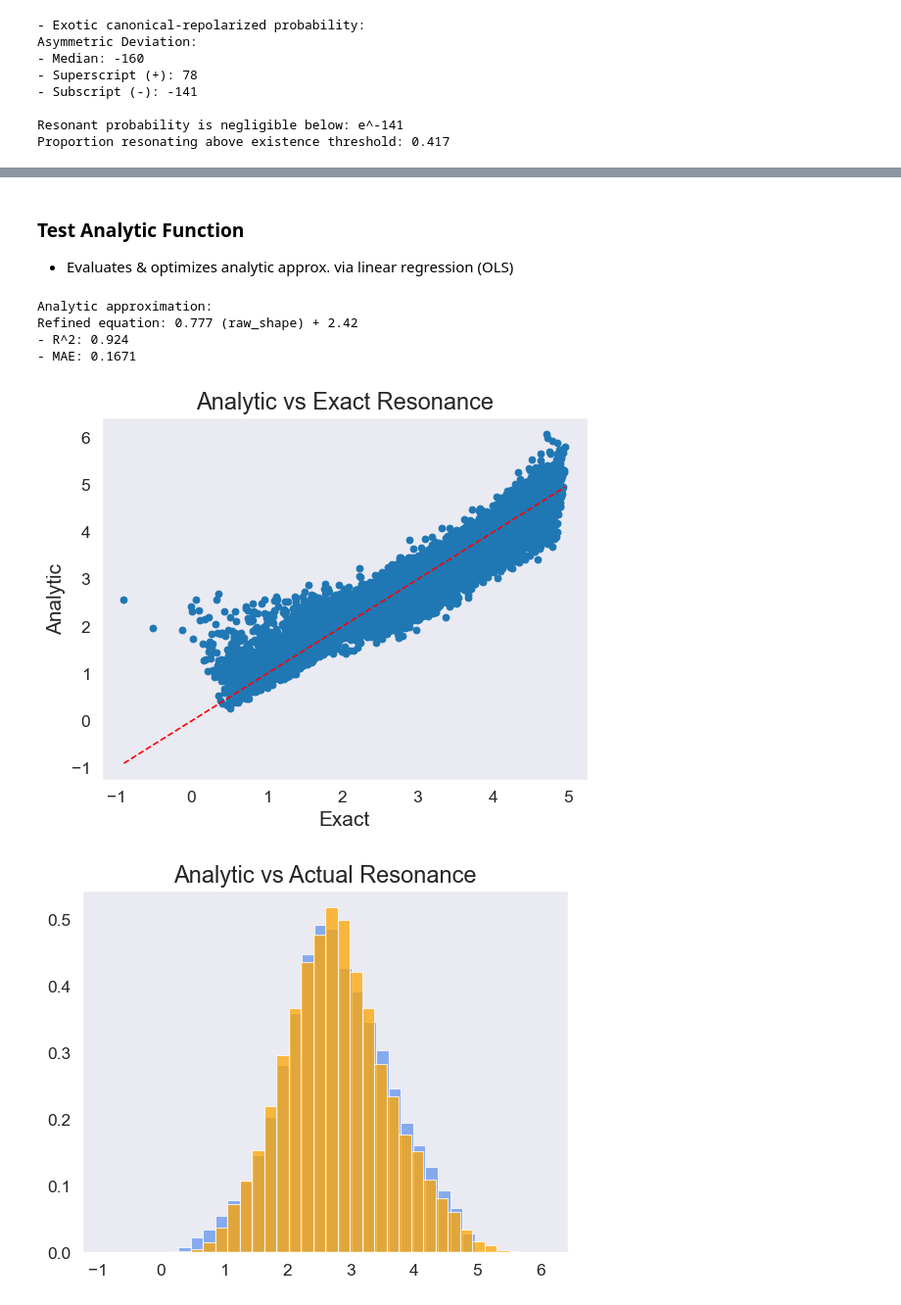
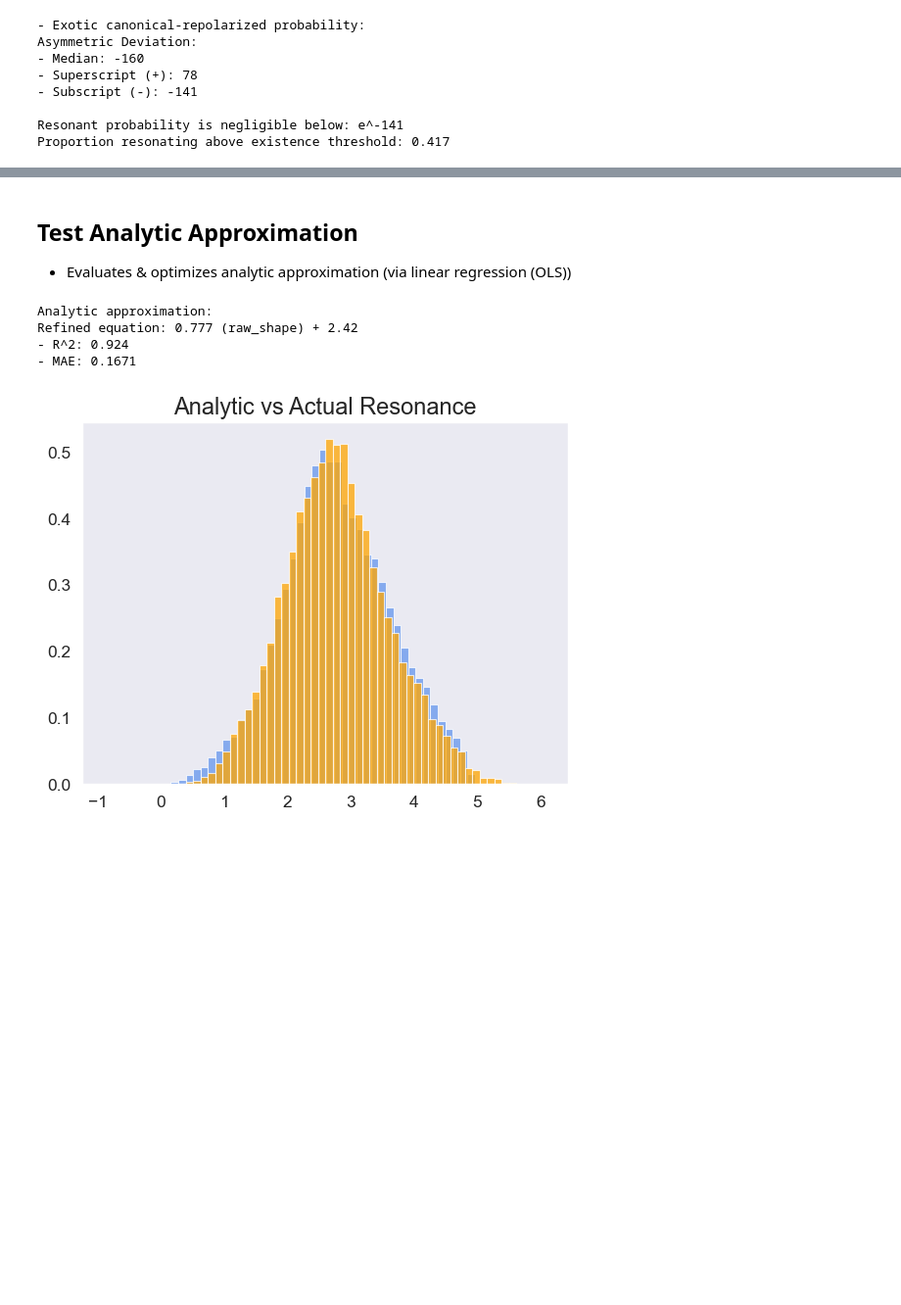
Before and after one commit to jgsoltes/Spacetime-KDE, a Jupyter notebook: Universe_KDE.ipynb, the cells around one changed output, grey strips where cells are left out. Shown at 98% size. Saved outputs shown, nothing was run; the diff lists cells and outputs as text; code cells hidden in the pictures; blank space fills up the shorter version.

```diff
--- a/Universe_KDE.ipynb
+++ b/Universe_KDE.ipynb
@@ -2077,25 +2118,24 @@ FileNotFoundError: fluctuation_probs.csv not found.
 #     plt.grid(True, alpha=0.3)
 #     plt.show()
 # %% [markdown]
-### Test Analytic Function
-- Evaluates & optimizes analytic approx. via linear regression (OLS)
+## Test Analytic Approximation
+- Evaluates & optimizes analytic approximation (via linear regression (OLS))
 # %%
 from sklearn.metrics import r2_score, mean_absolute_error
 
 # functions for simplicity
 def lor(x): return 1.0 / (1.0 + np.square(x))
 def sq(x):  return np.square(x)
-def test_analytic_approximation():
+def test_analytic_approximation(i):
     '''Tests the derived analytic approximation.
     Applies linear regression to optimize the equation coefficient and constant.'''
 
-    # resonance approximation
+    # # resonance approximation
     geometric_terms = a_dot**2 + (a * (1+a_dd**2))
-    temporal_terms = - 1/(1+(-1 - t)**2) - t
-    phase_terms = 1/3*b*(g-k) + 1/3*(k**2 + b**2 + g**2) # ORIGINAL
+    temporal_terms = - 1/(1+(1 + t)**2) - t
+    phase_terms = 1/3*b*(g-k) + 1/3*(k**2 + b**2 + g**2)
     raw_shape = (geometric_terms + temporal_terms + phase_terms).reshape(-1,1)
     # raw_shape = np.pi/4*(geometric_terms + temporal_terms + phase_terms + np.pi - 1/(2*np.pi*np.sqrt(n_dim))).reshape(-1,1) ### final result
-
 
     # linear refinement
     refiner = LinearRegression().fit(raw_shape, ups_kde)
@@ -2109,6 +2149,7 @@ def test_analytic_approximation():
     lin_coef = refiner.coef_[0][0]
     lin_int = refiner.intercept_[0]
     ups_analytical = (raw_shape * lin_coef + lin_int).flatten() # use regression equation
+    # ups_analytical = raw_shape.flatten()
 
     # # result metrics
     residual = ups_kde.flatten() - ups_analytical
@@ -2123,50 +2164,49 @@ def test_analytic_approximation():
 
 ### split data
 ups_kde = df_physics['intensity'].copy().values.reshape(-1,1)
 X_raw = encode_zeta(df_physics[zeta_order_si]) # min-maxed SI inputs
 X_scaled = X_raw / np.array(bounds).max(axis=1) # using all variables
 
 # map indices to variable names
 t = X_scaled[:,0].flatten()
 a = X_scaled[:,1].flatten()
 a_dot = X_scaled[:,2].flatten()
 a_dd = X_scaled[:,3].flatten()
 m = X_scaled[:,6].flatten()
 k = X_scaled[:,8].flatten()
 b = X_scaled[:,9].flatten()
 g = X_scaled[:,10].flatten()
 
 
 ### compare analytical to KDE resonances
 print('Analytic approximation:')
-ups_vals, res = test_analytic_approximation()
+ups_vals, res = test_analytic_approximation(i)
 
 ### plot
 print()
 # scatter of prediction vs analytic
-plt.scatter(ups_kde, ups_vals)
-plt.plot([ups_kde.min(),ups_kde.max()], [ups_kde.min(),ups_kde.max()], 'r--')
-plt.title('Analytic vs Exact Resonance')
-plt.xlabel('Exact')
-plt.ylabel('Analytic')
+# plt.scatter(ups_kde, ups_vals)
+# plt.plot([ups_kde.min(),ups_kde.max()], [ups_kde.min(),ups_kde.max()], 'r--')
+# plt.title('Analytic vs Exact Resonance')
+# plt.xlabel('Exact')
+# plt.ylabel('Analytic')
+# plt.show()
+
+# comparison plot
+plt.hist(ups_kde,alpha=0.75,density=True,color='cornflowerblue',label='KDE',bins=50)
+plt.hist(ups_vals,alpha=0.75,density=True,color='orange',label='Analytic',bins=50)
+plt.title('Analytic vs Actual Resonance')
+# plt.savefig('plots/symbolic_comparison.png')
 plt.show()
 
-# comparison plot
-plt.hist(ups_kde,alpha=0.75,density=True,color='cornflowerblue',label='KDE',bins=30)
-plt.hist(ups_vals,alpha=0.75,density=True,color='orange',label='Analytic',bins=30)
-plt.title('Analytic vs Actual Resonance')
-plt.savefig('plots/symbolic_comparison.png')
-plt.show()
-
-# residuals
-plt.hist(res, color='cornflowerblue',bins=30)
-plt.title('Analytic vs Exact Residuals')
-plt.tight_layout()
-plt.show()
+# # residuals
+# plt.hist(res, color='cornflowerblue',bins=30)
+# plt.title('Analytic vs Exact Residuals')
+# plt.tight_layout()
+# plt.show()
 # %% [output]
 Analytic approximation:
 Refined equation: 0.777 (raw_shape) + 2.42
 - R^2: 0.924
 - MAE: 0.1671
-[figure, old version]
+[figure, new version]
-[figure, removed]
```
Also changed, not shown: parts of 19 cells of this notebook.
